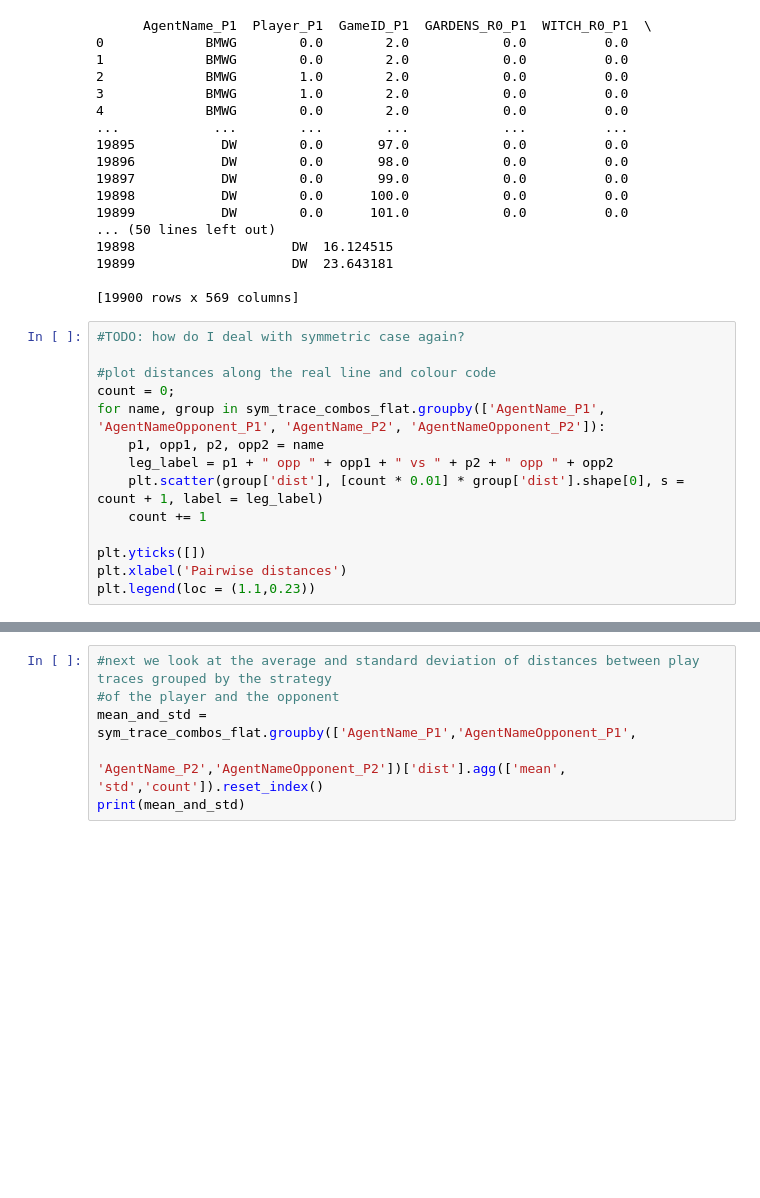
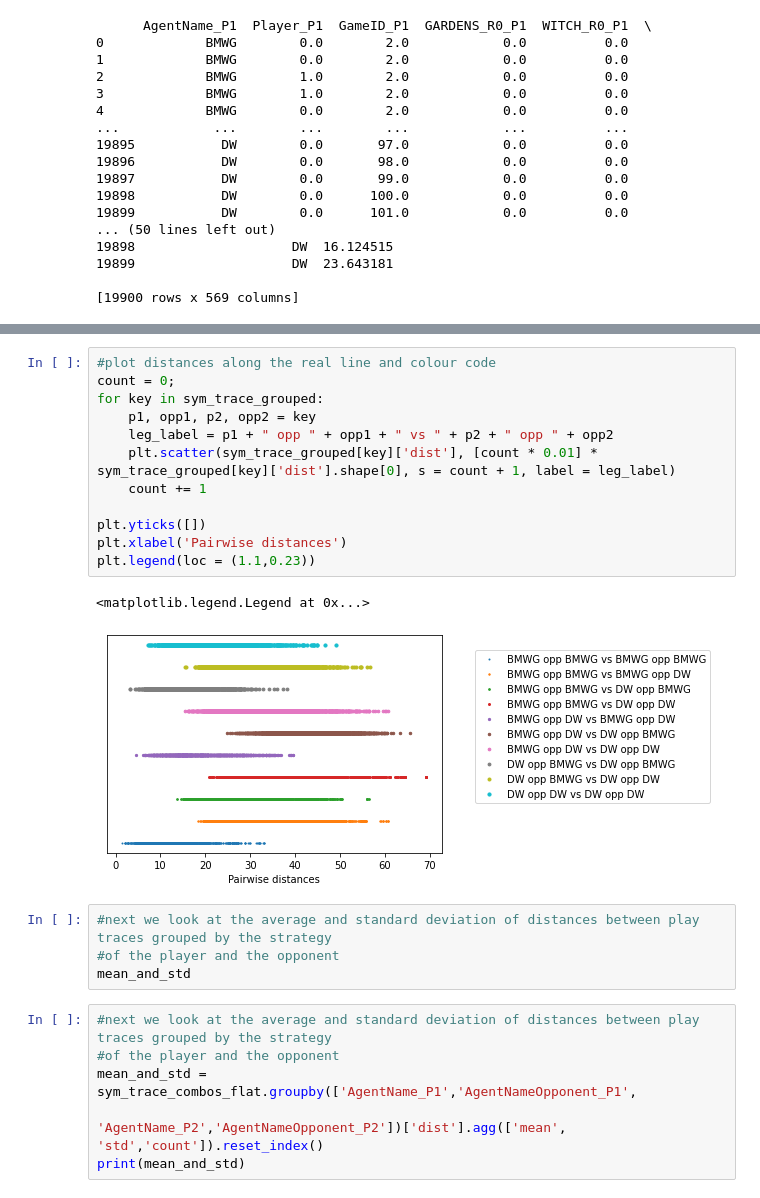
Before and after one commit to owenant/DominionPlayTraceClustering, a Jupyter notebook: PlayTraceAnalysisFromTAG.ipynb, the cells around one changed output, grey strips where cells are left out. Drawn from its saved outputs; the diff is of its cells as text; blank space fills up the shorter version.

Commit message:
removed symmetric groupings

```diff
--- a/PlayTraceAnalysisFromTAG.ipynb
+++ b/PlayTraceAnalysisFromTAG.ipynb
@@ -319,17 +319,3 @@ print(sym_trace_combos_flat)
 19899                    DW  23.643181
 
 [19900 rows x 569 columns]
-# %%
-#TODO: how do I deal with symmetric case again?
-
-#plot distances along the real line and colour code
-count = 0;
-for name, group in sym_trace_combos_flat.groupby(['AgentName_P1', 'AgentNameOpponent_P1', 'AgentName_P2', 'AgentNameOpponent_P2']):
-    p1, opp1, p2, opp2 = name
-    leg_label = p1 + " opp " + opp1 + " vs " + p2 + " opp " + opp2
-    plt.scatter(group['dist'], [count * 0.01] * group['dist'].shape[0], s = count + 1, label = leg_label)
-    count += 1
-
-plt.yticks([])
-plt.xlabel('Pairwise distances')
-plt.legend(loc = (1.1,0.23))
@@ -339,3 +360,22 @@ plt.legend(loc = (1.1,0.23))
+# %%
+#plot distances along the real line and colour code
+count = 0;
+for key in sym_trace_grouped:
+    p1, opp1, p2, opp2 = key
+    leg_label = p1 + " opp " + opp1 + " vs " + p2 + " opp " + opp2
+    plt.scatter(sym_trace_grouped[key]['dist'], [count * 0.01] * sym_trace_grouped[key]['dist'].shape[0], s = count + 1, label = leg_label)
+    count += 1
+
+plt.yticks([])
+plt.xlabel('Pairwise distances')
+plt.legend(loc = (1.1,0.23))
+# %% [output]
+<matplotlib.legend.Legend at 0x...>
+[figure, added]
+# %%
+#next we look at the average and standard deviation of distances between play traces grouped by the strategy
+#of the player and the opponent
+mean_and_std
 # %%
 #next we look at the average and standard deviation of distances between play traces grouped by the strategy
 #of the player and the opponent
```
Also changed, not shown: parts of 4 cells of this notebook.
